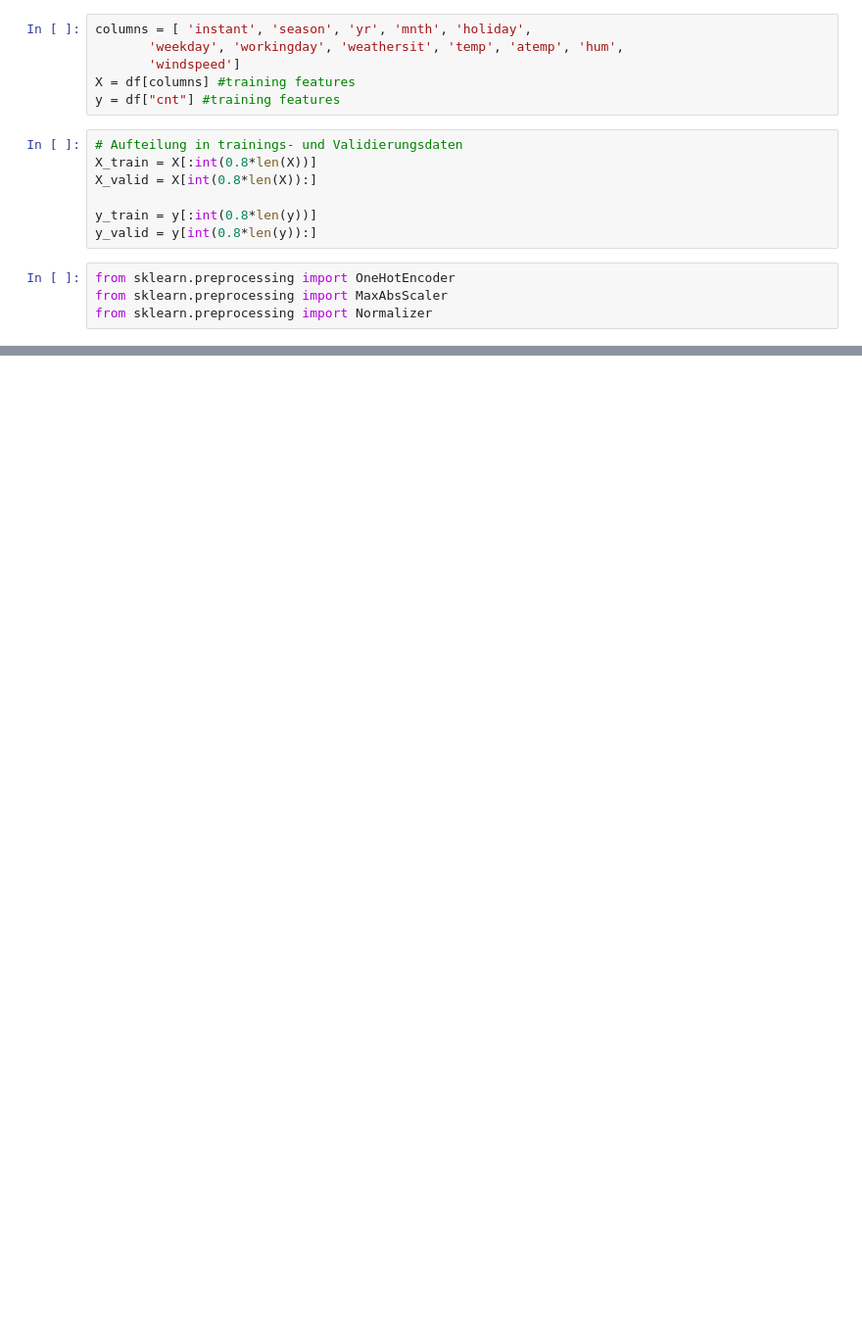
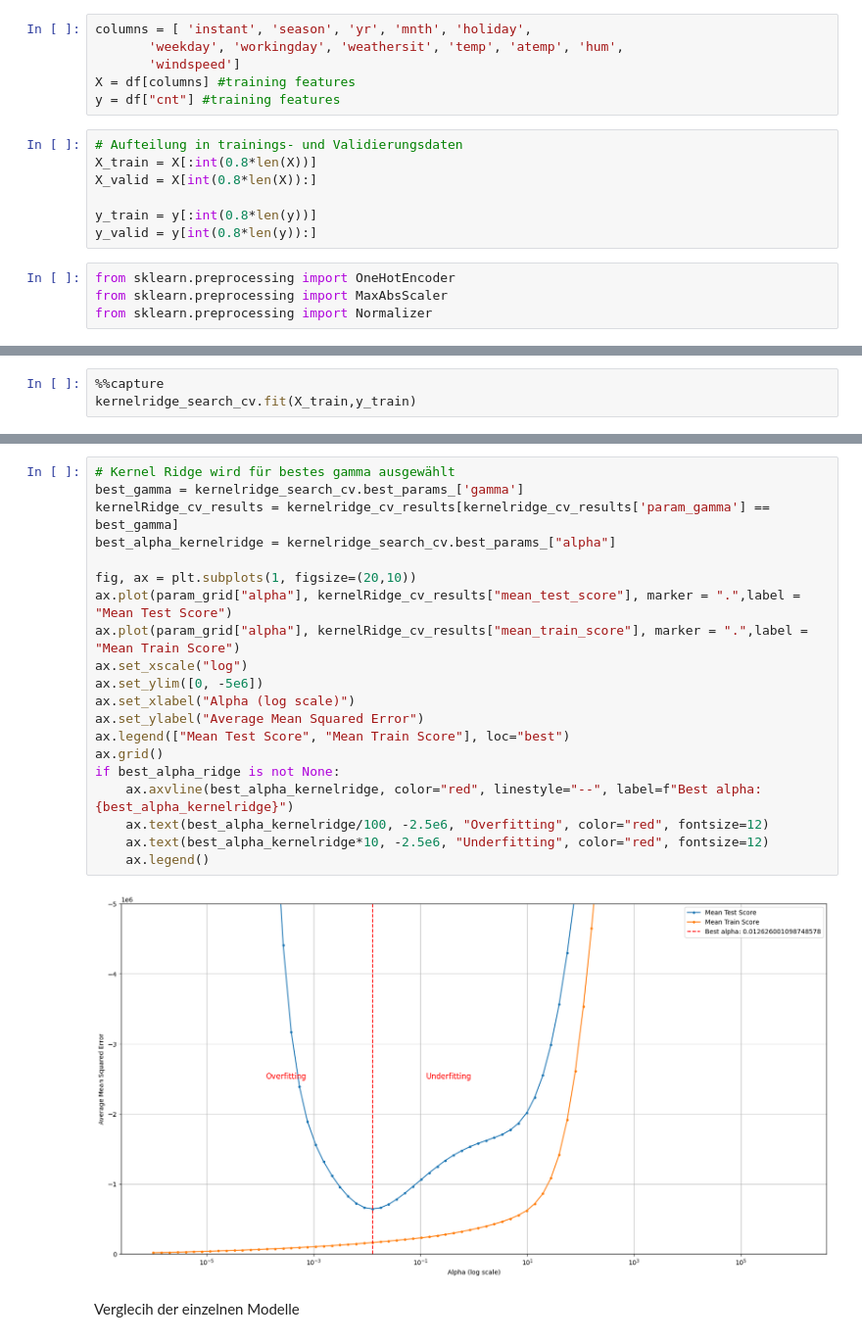
Before and after one commit to PaulBichl/machine-learning, a Jupyter notebook: src/machine_learning/BikeRental/Bichl_Paul_UE2.ipynb, the cells around one changed output, grey strips where cells are left out. Shown: that part at 98% size. Drawn from its saved outputs; the diff is of its cells as text; blank space fills up the shorter version.

```diff
--- a/src/machine_learning/BikeRental/Bichl_Paul_UE2.ipynb
+++ b/src/machine_learning/BikeRental/Bichl_Paul_UE2.ipynb
@@ -272,0 +79,3 @@ plot_wrapper(cv_results, ylim=None)
+# %%
+%%capture
+kernelridge_search_cv.fit(X_train,y_train)
@@ -272,0 +127,24 @@ plot_wrapper(cv_results, ylim=None)
+# %%
+# Kernel Ridge wird für bestes gamma ausgewählt
+best_gamma = kernelridge_search_cv.best_params_['gamma']
+kernelRidge_cv_results = kernelridge_cv_results[kernelridge_cv_results['param_gamma'] == best_gamma]
+best_alpha_kernelridge = kernelridge_search_cv.best_params_["alpha"]
+
+fig, ax = plt.subplots(1, figsize=(20,10))
+ax.plot(param_grid["alpha"], kernelRidge_cv_results["mean_test_score"], marker = ".",label = "Mean Test Score")
+ax.plot(param_grid["alpha"], kernelRidge_cv_results["mean_train_score"], marker = ".",label = "Mean Train Score")
+ax.set_xscale("log")
+ax.set_ylim([0, -5e6])
+ax.set_xlabel("Alpha (log scale)")
+ax.set_ylabel("Average Mean Squared Error")
+ax.legend(["Mean Test Score", "Mean Train Score"], loc="best")
+ax.grid()
+if best_alpha_ridge is not None:
+    ax.axvline(best_alpha_kernelridge, color="red", linestyle="--", label=f"Best alpha: {best_alpha_kernelridge}")
+    ax.text(best_alpha_kernelridge/100, -2.5e6, "Overfitting", color="red", fontsize=12)
+    ax.text(best_alpha_kernelridge*10, -2.5e6, "Underfitting", color="red", fontsize=12)
+    ax.legend()
+# %% [output]
+[figure, added]
+# %% [markdown]
+Verglecih der einzelnen Modelle
```
Also changed, not shown: parts of 56 cells of this notebook.
